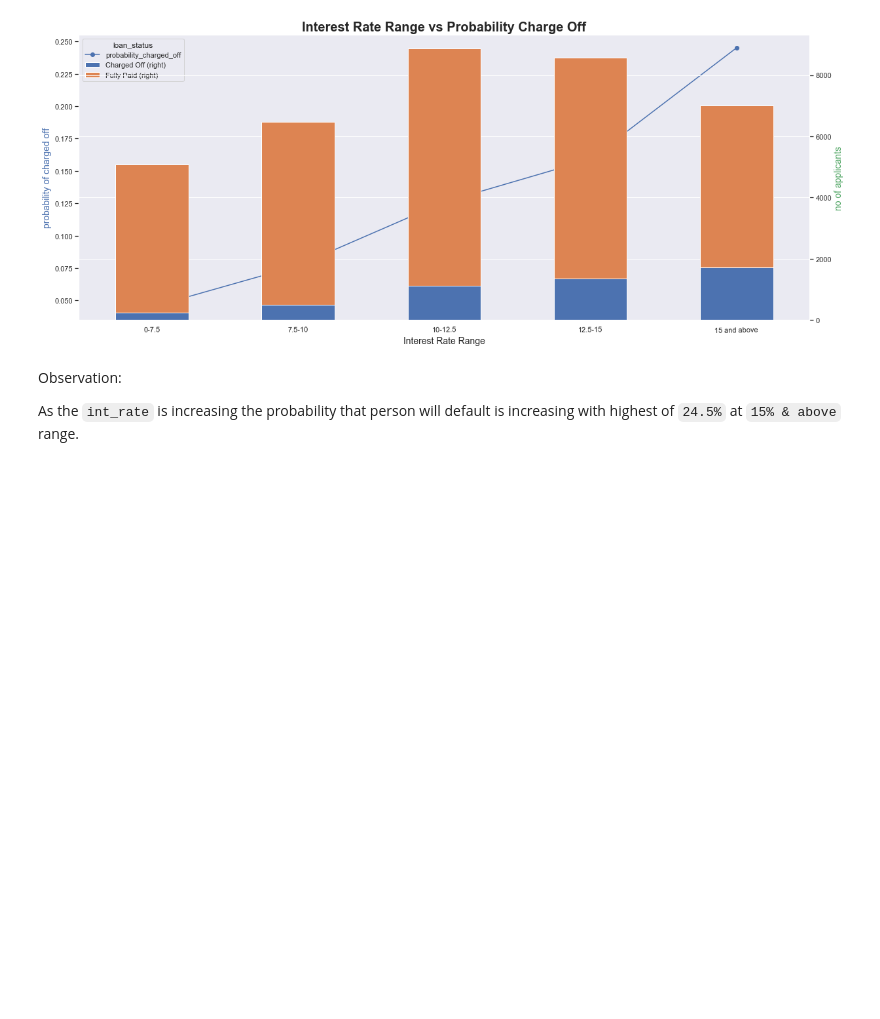
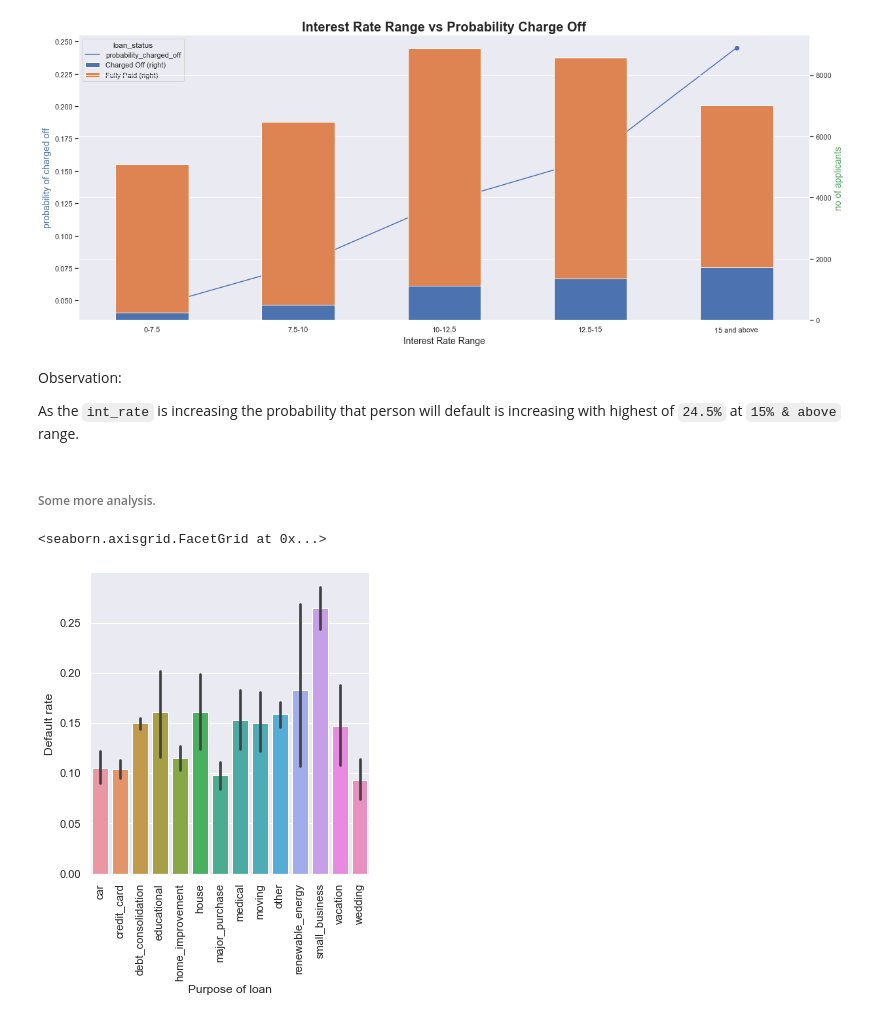
Before and after one commit to aniket-gupta/Lending-Club-Case-Study-EDA, a Jupyter notebook: Aniket_Gupta.ipynb, the cells around one changed output. Drawn from its saved outputs; the diff is of its cells as text; code cells hidden in the pictures; blank space fills up the shorter version.

Commit message:
added more analysis

```diff
--- a/Aniket_Gupta.ipynb
+++ b/Aniket_Gupta.ipynb
@@ -1683,3 +1679,15 @@ bivariate_prob_plot(df=clean_df, col='int_rate_range', xlabel='Interest Rate Ran
 Observation:
 
 As the `int_rate` is increasing the probability that person will default is increasing with highest of `24.5%` at `15% & above` range.
+# %% [markdown]
+###### Some more analysis.
+# %%
+clean_df.loc[clean_df.loan_status == 'Charged Off', 'is_defaulted'] = 1
+clean_df.loc[clean_df.loan_status != 'Charged Off', 'is_defaulted'] = 0
+# %%
+ax = sns.catplot(x='purpose', y='is_defaulted', kind='bar', data=clean_df)
+ax.set_axis_labels('Purpose of loan', 'Default rate')
+ax.set_xticklabels(rotation=90)
+# %% [output]
+<seaborn.axisgrid.FacetGrid at 0x...>
+[figure, added]
```
Also changed, not shown: parts of 14 cells of this notebook.
